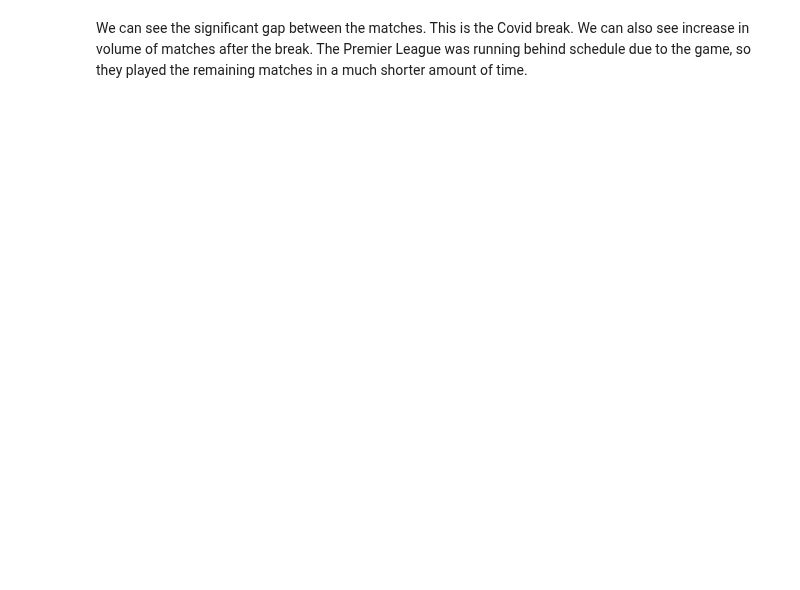
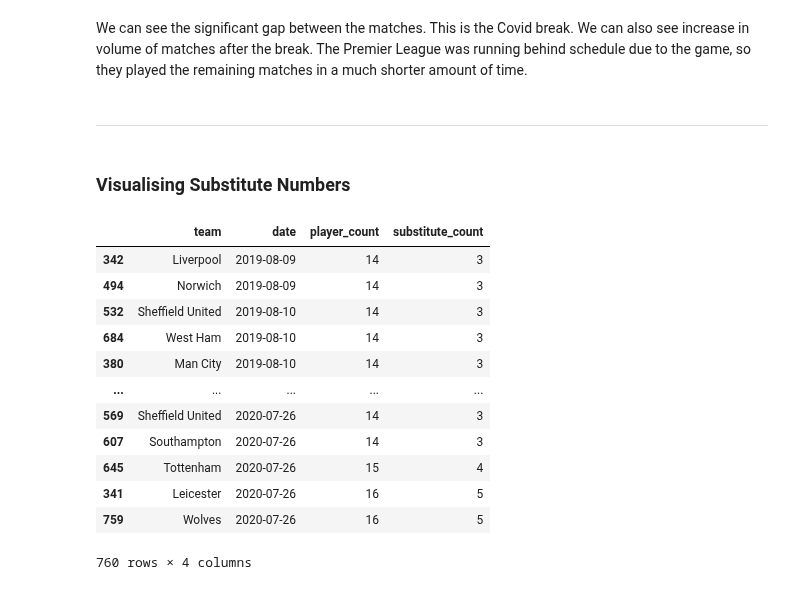
Before and after one commit to CharlesPeterMcCarthy/english-premier-league-2019-2020-statistical-analysis, a Jupyter notebook: epl-2019-2020.ipynb, the cells around one changed output. Saved outputs shown, nothing was run; the diff lists cells and outputs as text; code cells hidden in the pictures; blank space fills up the shorter version.

```diff
--- a/epl-2019-2020.ipynb
+++ b/epl-2019-2020.ipynb
@@ -1080,3 +1081,27 @@ plt.show();
 # %% [markdown]
 We can see the significant gap between the matches. This is the Covid break.
 We can also see increase in volume of matches after the break. The Premier League was running behind schedule due to the game, so they played the remaining matches in a much shorter amount of time.
+# %% [markdown]
+---
+# %% [markdown]
+### Visualising Substitute Numbers
+# %%
+team_match_players_played = players_who_played.groupby(['team', 'date']).size().reset_index(name='player_count').sort_values('date')
+
+team_match_players_played['substitute_count'] = team_match_players_played.player_count - 11
+
+team_match_players_played
+# %% [output]
+|  | team | date | player_count | substitute_count |
+| 342 | Liverpool | 2019-08-09 | 14 | 3 |
+| 494 | Norwich | 2019-08-09 | 14 | 3 |
+| 532 | Sheffield United | 2019-08-10 | 14 | 3 |
+| 684 | West Ham | 2019-08-10 | 14 | 3 |
+| 380 | Man City | 2019-08-10 | 14 | 3 |
+| ... | ... | ... | ... | ... |
+| 569 | Sheffield United | 2020-07-26 | 14 | 3 |
+| 607 | Southampton | 2020-07-26 | 14 | 3 |
+| 645 | Tottenham | 2020-07-26 | 15 | 4 |
+| 341 | Leicester | 2020-07-26 | 16 | 5 |
+| 759 | Wolves | 2020-07-26 | 16 | 5 |
+760 rows × 4 columns
```
Also changed, not shown: parts of 4 cells of this notebook.
